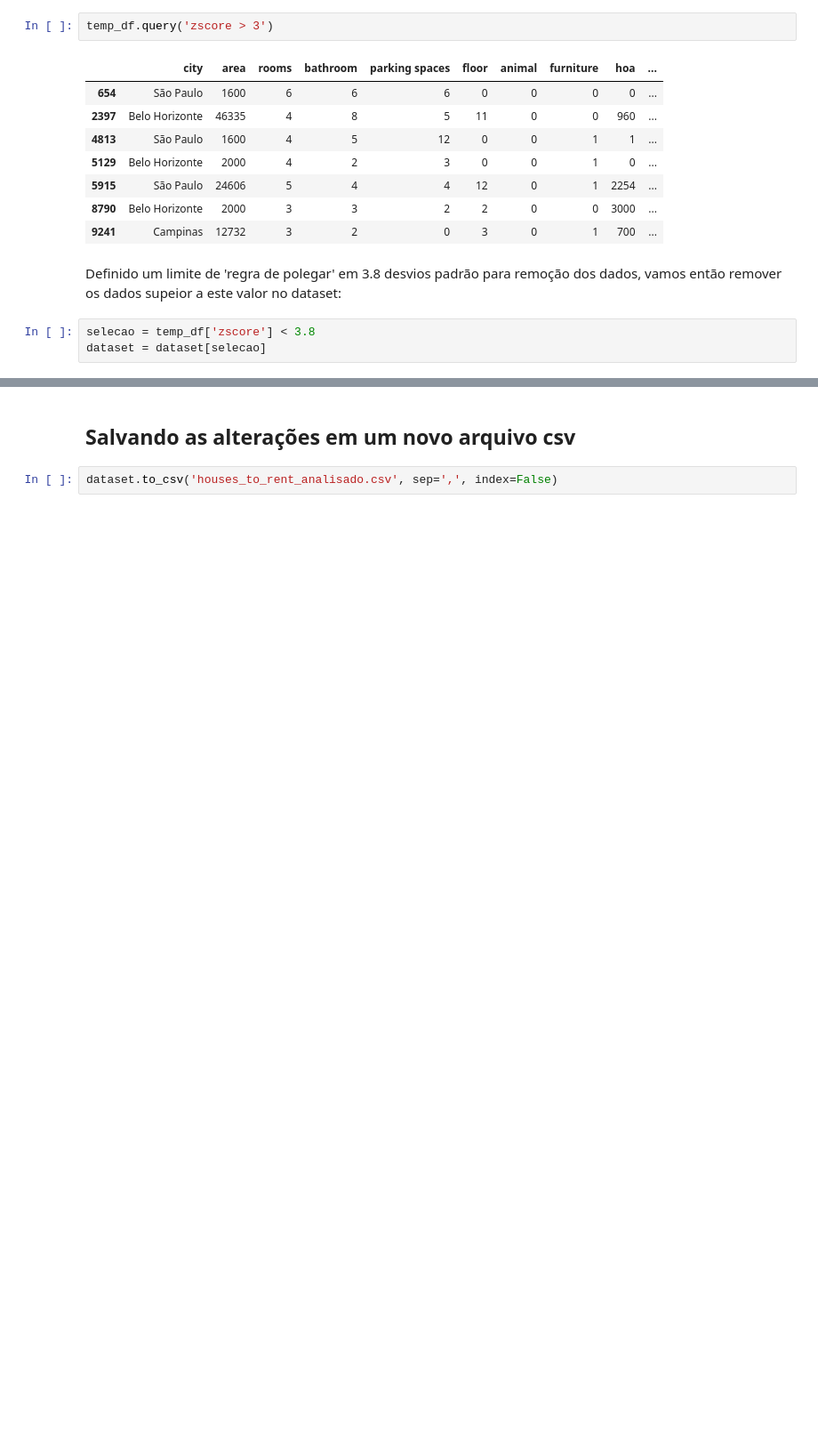
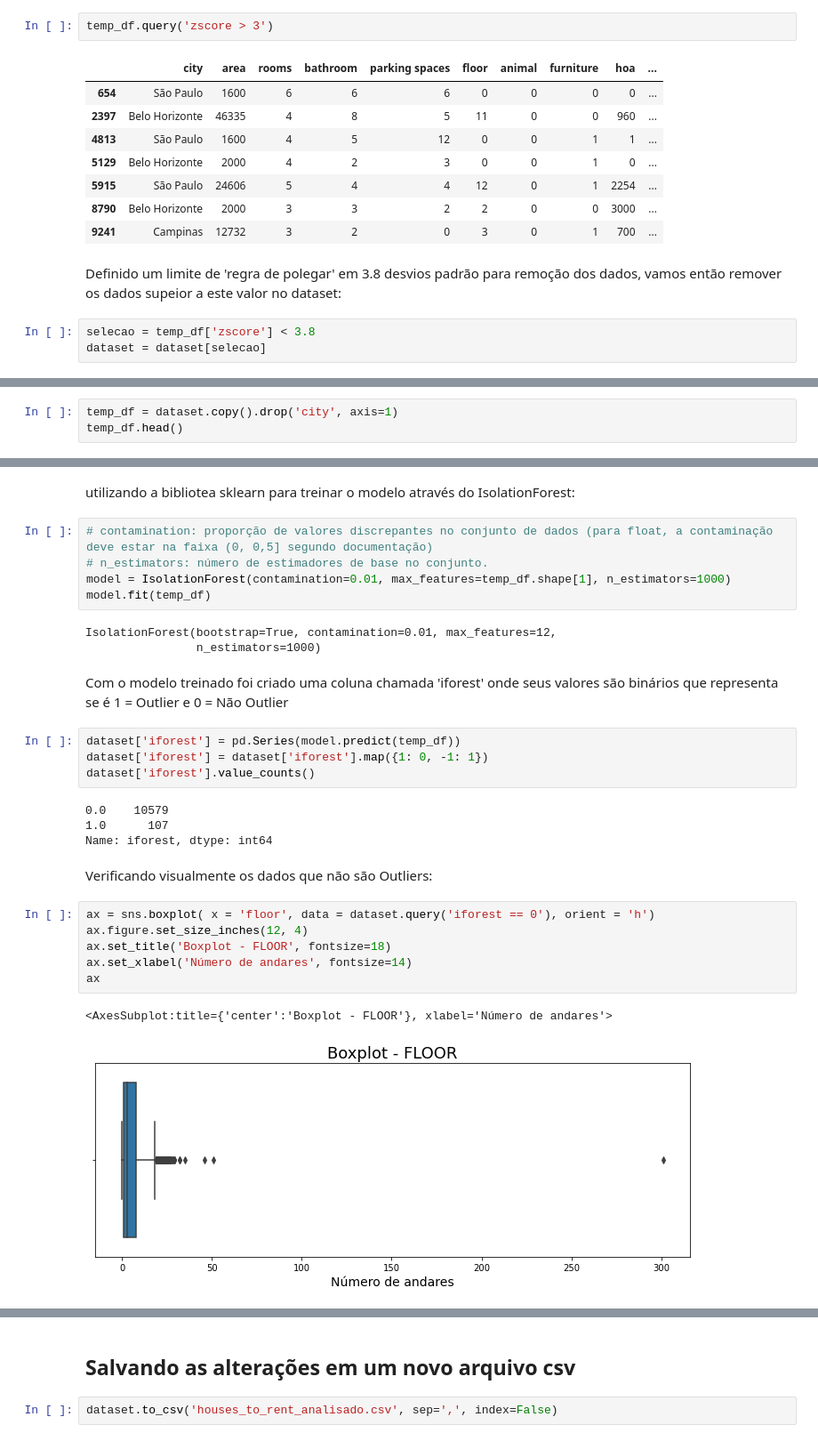
Before and after one commit to IgorFormiga/Data-Science-Projects, a Jupyter notebook: Data_Exploration.ipynb, the cells around one changed output, grey strips where cells are left out. Shown at 89% size. Cells and saved outputs as stored; diff of their text form; blank space fills up the shorter version.

Commit message:
Utilizando o Isolation Forest para as colunas 'floor' e 'hoa'

```diff
--- a/Data_Exploration.ipynb
+++ b/Data_Exploration.ipynb
@@ -366,0 +375,3 @@ dataset = dataset[selecao]
+# %%
+temp_df = dataset.copy().drop('city', axis=1)
+temp_df.head()
@@ -366,0 +385,31 @@ dataset = dataset[selecao]
+# %% [markdown]
+utilizando a bibliotea sklearn para treinar o modelo através do IsolationForest:
+# %%
+# contamination: proporção de valores discrepantes no conjunto de dados (para float, a contaminação deve estar na faixa (0, 0,5] segundo documentação)
+# n_estimators: número de estimadores de base no conjunto.
+model = IsolationForest(contamination=0.01, max_features=temp_df.shape[1], n_estimators=1000)
+model.fit(temp_df)
+# %% [output]
+IsolationForest(bootstrap=True, contamination=0.01, max_features=12,
+                n_estimators=1000)
+# %% [markdown]
+Com o modelo treinado foi criado uma coluna chamada 'iforest' onde seus valores são binários que representa se é 1 = Outlier e 0 = Não Outlier
+# %%
+dataset['iforest'] = pd.Series(model.predict(temp_df))
+dataset['iforest'] = dataset['iforest'].map({1: 0, -1: 1})
+dataset['iforest'].value_counts()
+# %% [output]
+0.0    10579
+1.0      107
+Name: iforest, dtype: int64
+# %% [markdown]
+Verificando visualmente os dados que não são Outliers:
+# %%
+ax = sns.boxplot( x = 'floor', data = dataset.query('iforest == 0'), orient = 'h')
+ax.figure.set_size_inches(12, 4)
+ax.set_title('Boxplot - FLOOR', fontsize=18)
+ax.set_xlabel('Número de andares', fontsize=14)
+ax
+# %% [output]
+<AxesSubplot:title={'center':'Boxplot - FLOOR'}, xlabel='Número de andares'>
+[figure, added]
```
Also changed, not shown: parts of 22 cells of this notebook.
